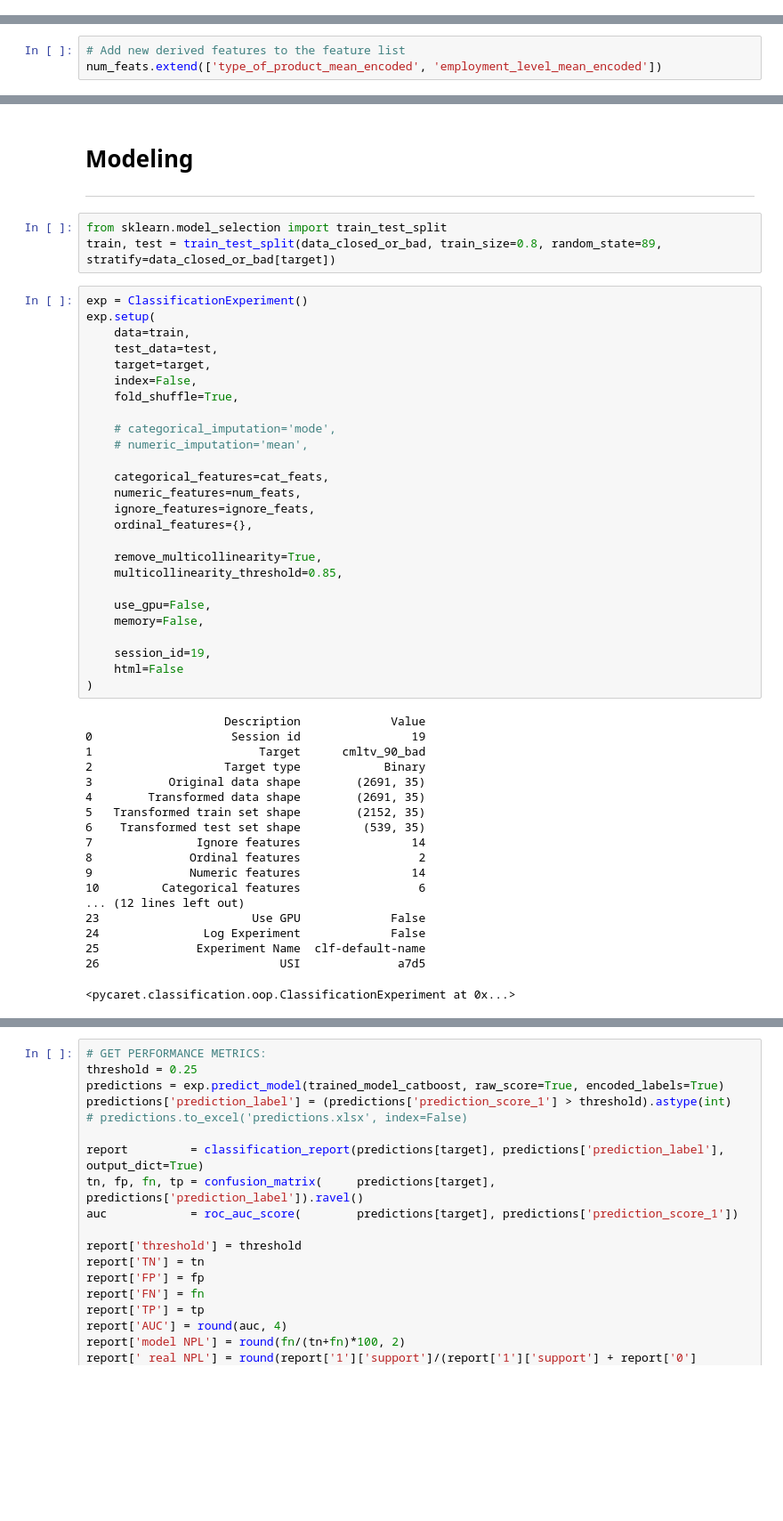
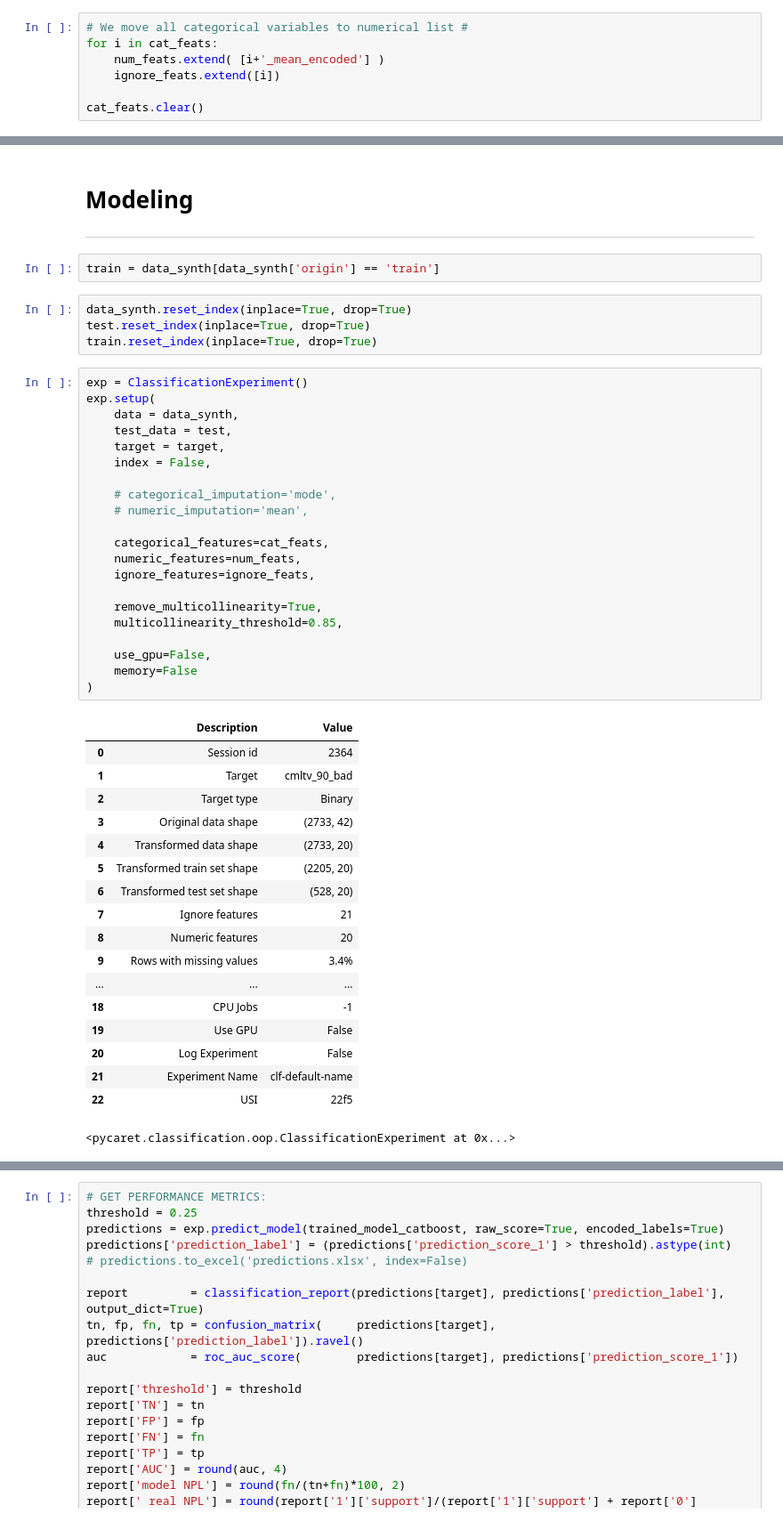
Before and after one commit to s-masrur/cbi_scoring_original, a Jupyter notebook: modelling_synthetic.ipynb, the cells around one changed output, grey strips where cells are left out. Shown: that part at 89% size. Cells and saved outputs as stored; diff of their text form; blank space fills up the shorter version.

Commit message:
added synthetic notebook

```diff
--- a/model_pycaret.ipynb
+++ b/modelling_synthetic.ipynb
@@ -164,2 +112,9 @@ ignore_feats.extend(['presence_of_housing_binary', 'presence_of_car_binary'])
+# %%
+# We move all categorical variables to numerical list #
+for i in cat_feats:
+    num_feats.extend( [i+'_mean_encoded'] )
+    ignore_feats.extend([i])
+
+cat_feats.clear()
 # %% [markdown]
 ---
@@ -196,3 +120,0 @@ for index, row in stats_empl.iterrows():
-# %%
-# Add new derived features to the feature list
-num_feats.extend(['type_of_product_mean_encoded', 'employment_level_mean_encoded'])
@@ -233,54 +150,52 @@ True
 # %% [markdown]
 # Modeling
 ---
-# %%
-from sklearn.model_selection import train_test_split
-train, test = train_test_split(data_closed_or_bad, train_size=0.8, random_state=89, stratify=data_closed_or_bad[target])
+# %%
+train = data_synth[data_synth['origin'] == 'train']
+# %%
+data_synth.reset_index(inplace=True, drop=True)
+test.reset_index(inplace=True, drop=True)
+train.reset_index(inplace=True, drop=True)
 # %%
 exp = ClassificationExperiment()
 exp.setup(
-    data=train,
-    test_data=test,
-    target=target,
-    index=False,
-    fold_shuffle=True,
+    data = data_synth,
+    test_data = test,
+    target = target,
+    index = False,
 
     # categorical_imputation='mode',
     # numeric_imputation='mean',
 
     categorical_features=cat_feats,
     numeric_features=num_feats,
     ignore_features=ignore_feats,
-    ordinal_features={},
 
     remove_multicollinearity=True,
     multicollinearity_threshold=0.85,
 
     use_gpu=False,
-    memory=False,
-
-    session_id=19,
-    html=False
+    memory=False
 )
 # %% [output]
+|  | Description | Value |
+| 0 | Session id | 2364 |
+| 1 | Target | cmltv_90_bad |
+| 2 | Target type | Binary |
+| 3 | Original data shape | (2733, 42) |
+| 4 | Transformed data shape | (2733, 20) |
+| 5 | Transformed train set shape | (2205, 20) |
+| 6 | Transformed test set shape | (528, 20) |
+| 7 | Ignore features | 21 |
+| 8 | Numeric features | 20 |
+| 9 | Rows with missing values | 3.4% |
+| ... | ... | ... |
+| 18 | CPU Jobs | -1 |
+| 19 | Use GPU | False |
+| 20 | Log Experiment | False |
+| 21 | Experiment Name | clf-default-name |
+| 22 | USI | 22f5 |
-                    Description             Value
-0                    Session id                19
-1                        Target      cmltv_90_bad
-2                   Target type            Binary
-3           Original data shape        (2691, 35)
-4        Transformed data shape        (2691, 35)
-5   Transformed train set shape        (2152, 35)
-6    Transformed test set shape         (539, 35)
-7               Ignore features                14
-8              Ordinal features                 2
-9              Numeric features                14
-10         Categorical features                 6
-... (12 lines left out)
-23                      Use GPU             False
-24               Log Experiment             False
-25              Experiment Name  clf-default-name
-26                          USI              a7d5
+<pycaret.classification.oop.ClassificationExperiment at 0x...>
-<pycaret.classification.oop.ClassificationExperiment at 0x...>
 # %%
 # train catboost
 trained_model_catboost = exp.create_model(
```
Also changed, not shown: parts of 36 cells of this notebook, 3 other files.
